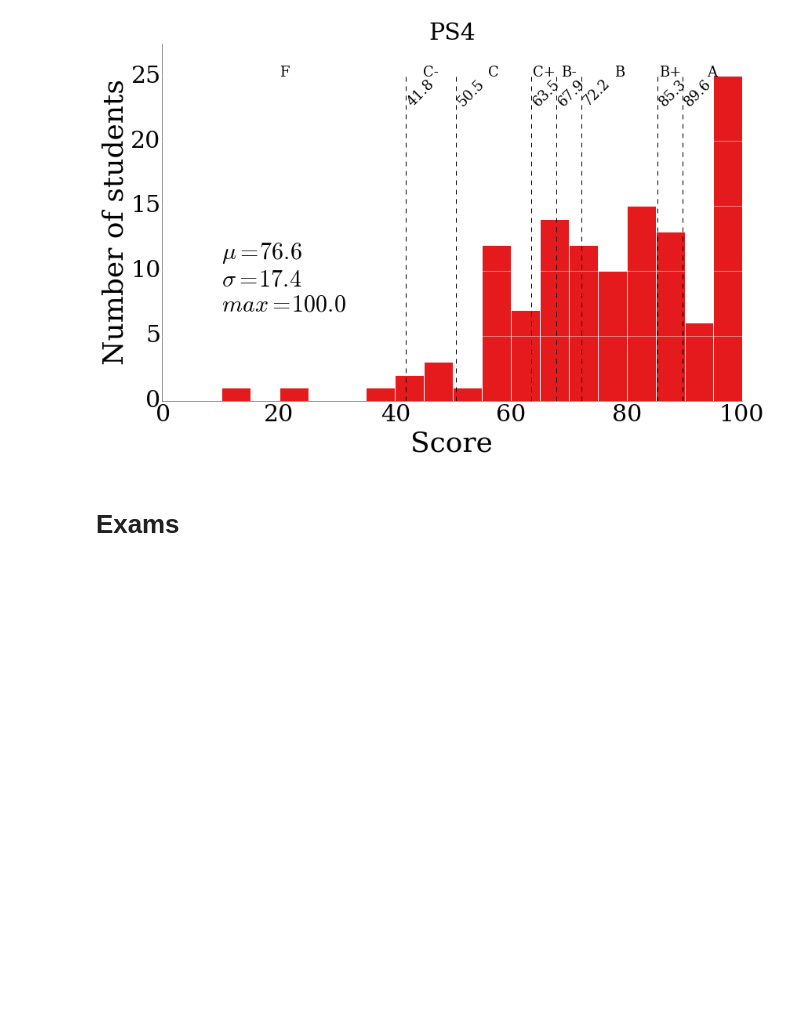
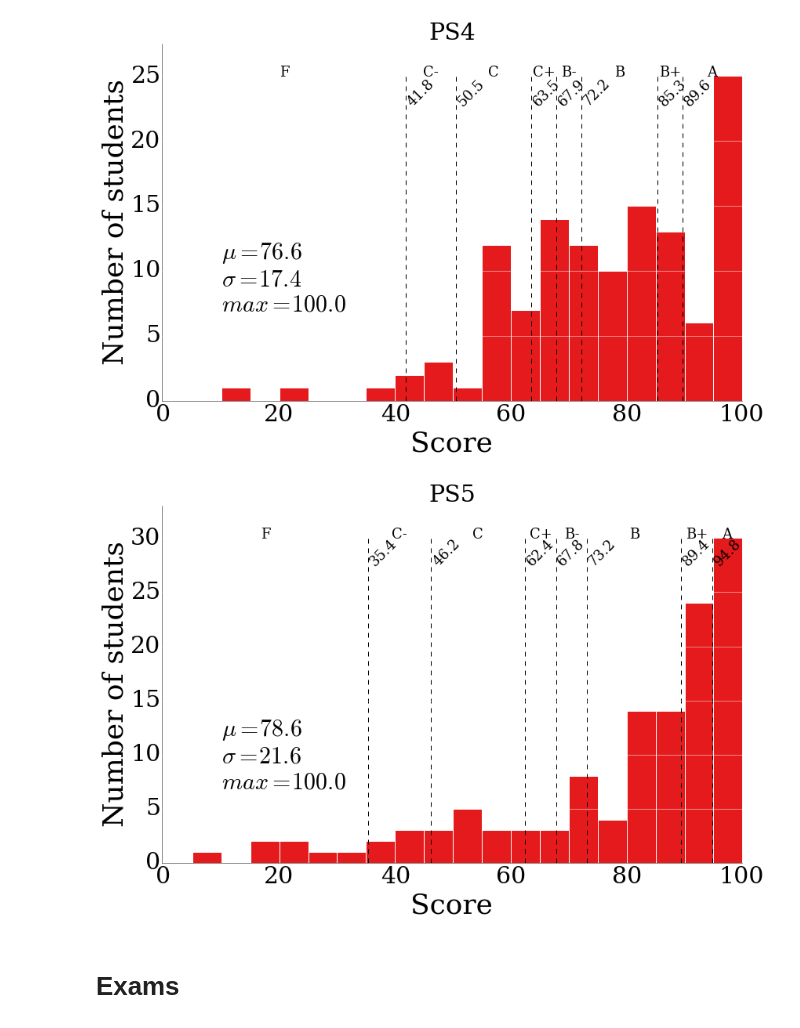
Before and after one commit to materialsvirtuallab/nano106, a Jupyter notebook: grades/Grade Stats.ipynb, the cells around one changed output. Drawn from its saved outputs; the diff is of its cells as text; code cells hidden in the pictures; blank space fills up the shorter version.

```diff
--- a/grades/Grade Stats.ipynb
+++ b/grades/Grade Stats.ipynb
@@ -150,6 +164,10 @@ cutoffs = bar_plot(d, "PS3", annotate=True)
 cutoffs = bar_plot(d, "PS4", annotate=True)
 # %% [output]
 [figure]
+# %%
+cutoffs = bar_plot(d, "PS5", annotate=True)
+# %% [output]
+[figure, added]
 # %% [markdown]
 # Exams
 # %%
```
Also changed, not shown: parts of 2 cells of this notebook, 8 other files.
